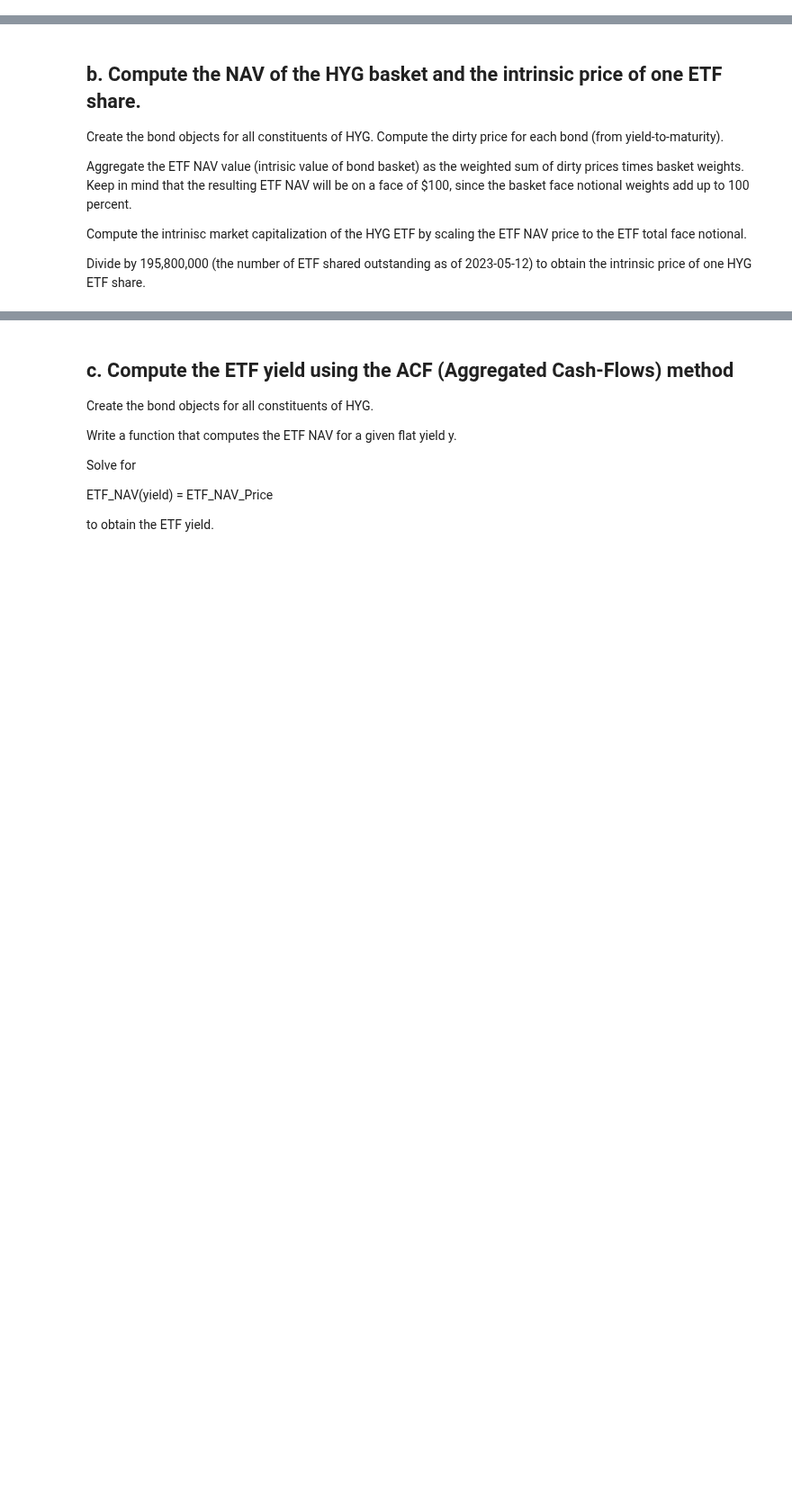
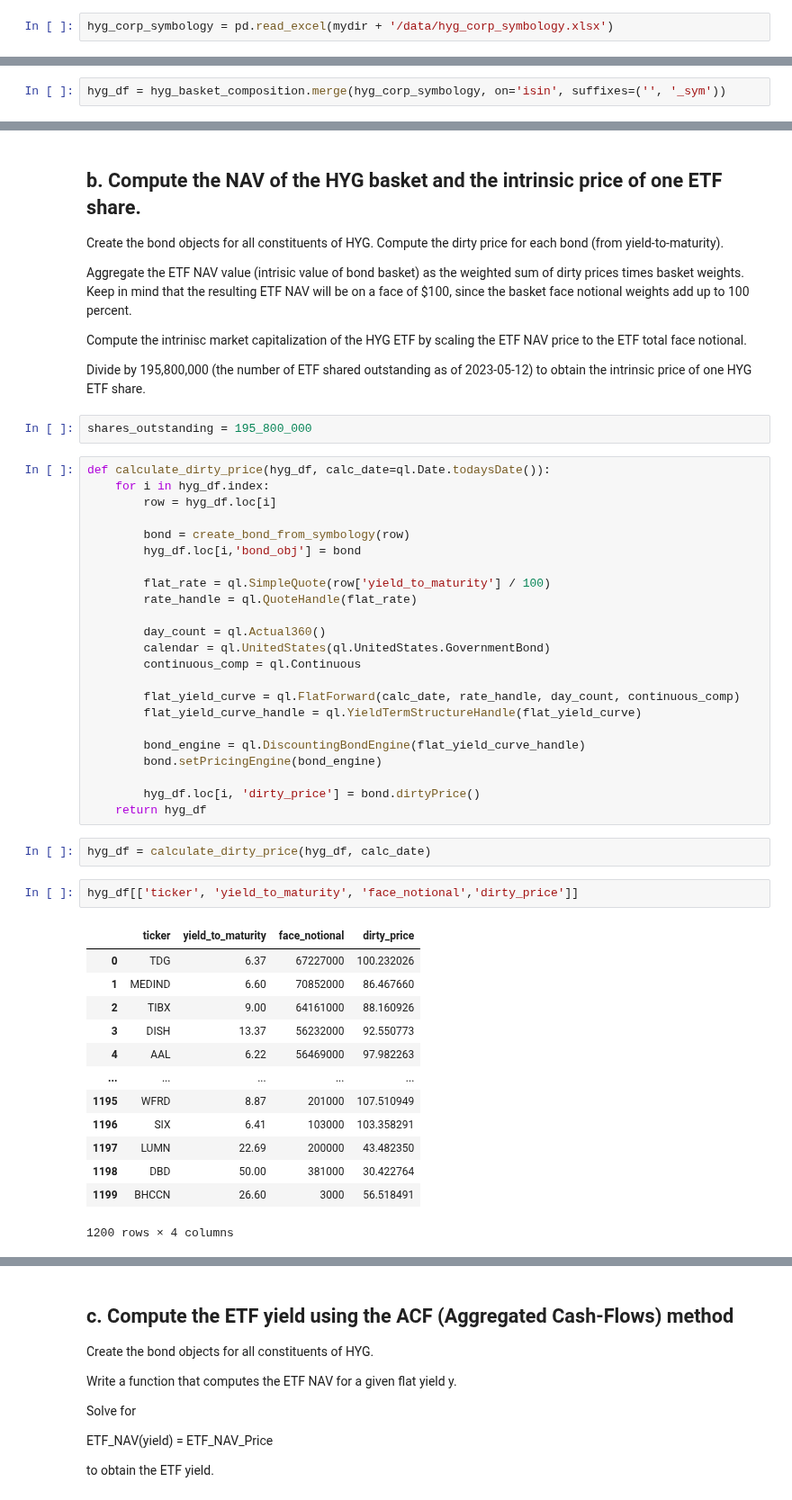
Before and after one commit to alanwake47/FINM-35700-Credit-Markets, a Jupyter notebook: week5/hw5/Homework 5.ipynb, the cells around one changed output, grey strips where cells are left out. Shown at 90% size. Saved outputs shown, nothing was run; the diff lists cells and outputs as text; blank space fills up the shorter version.

```diff
--- a/week5/hw5/Homework 5.ipynb
+++ b/week5/hw5/Homework 5.ipynb
@@ -714,0 +906,2 @@ Compute mean, median and standard deviation of yields-to-maturity of bonds in th
+# %%
+hyg_corp_symbology = pd.read_excel(mydir + '/data/hyg_corp_symbology.xlsx')
@@ -714,0 +916,2 @@ Compute mean, median and standard deviation of yields-to-maturity of bonds in th
+# %%
+hyg_df = hyg_basket_composition.merge(hyg_corp_symbology, on='isin', suffixes=('', '_sym'))
@@ -722,3 +942,46 @@ Aggregate the ETF NAV value (intrisic value of bond basket) as the weighted sum
 Compute the intrinisc market capitalization of the HYG ETF by scaling the ETF NAV price to the ETF total face notional.
 
 Divide by 195,800,000 (the number of ETF shared outstanding as of 2023-05-12) to obtain the intrinsic price of one HYG ETF share.
+# %%
+shares_outstanding = 195_800_000
+# %%
+def calculate_dirty_price(hyg_df, calc_date=ql.Date.todaysDate()):
+    for i in hyg_df.index:
+        row = hyg_df.loc[i]
+
+        bond = create_bond_from_symbology(row)
+        hyg_df.loc[i,'bond_obj'] = bond
+
+        flat_rate = ql.SimpleQuote(row['yield_to_maturity'] / 100)
+        rate_handle = ql.QuoteHandle(flat_rate)
+
+        day_count = ql.Actual360()
+        calendar = ql.UnitedStates(ql.UnitedStates.GovernmentBond)
+        continuous_comp = ql.Continuous
+
+        flat_yield_curve = ql.FlatForward(calc_date, rate_handle, day_count, continuous_comp)
+        flat_yield_curve_handle = ql.YieldTermStructureHandle(flat_yield_curve)
+
+        bond_engine = ql.DiscountingBondEngine(flat_yield_curve_handle)
+        bond.setPricingEngine(bond_engine)
+
+        hyg_df.loc[i, 'dirty_price'] = bond.dirtyPrice()
+    return hyg_df
+# %%
+hyg_df = calculate_dirty_price(hyg_df, calc_date)
+# %%
+hyg_df[['ticker', 'yield_to_maturity', 'face_notional','dirty_price']]
+# %% [output]
+|  | ticker | yield_to_maturity | face_notional | dirty_price |
+| 0 | TDG | 6.37 | 67227000 | 100.232026 |
+| 1 | MEDIND | 6.60 | 70852000 | 86.467660 |
+| 2 | TIBX | 9.00 | 64161000 | 88.160926 |
+| 3 | DISH | 13.37 | 56232000 | 92.550773 |
+| 4 | AAL | 6.22 | 56469000 | 97.982263 |
+| ... | ... | ... | ... | ... |
+| 1195 | WFRD | 8.87 | 201000 | 107.510949 |
+| 1196 | SIX | 6.41 | 103000 | 103.358291 |
+| 1197 | LUMN | 22.69 | 200000 | 43.482350 |
+| 1198 | DBD | 50.00 | 381000 | 30.422764 |
+| 1199 | BHCCN | 26.60 | 3000 | 56.518491 |
+1200 rows × 4 columns
```
Also changed, not shown: parts of 32 cells of this notebook.
